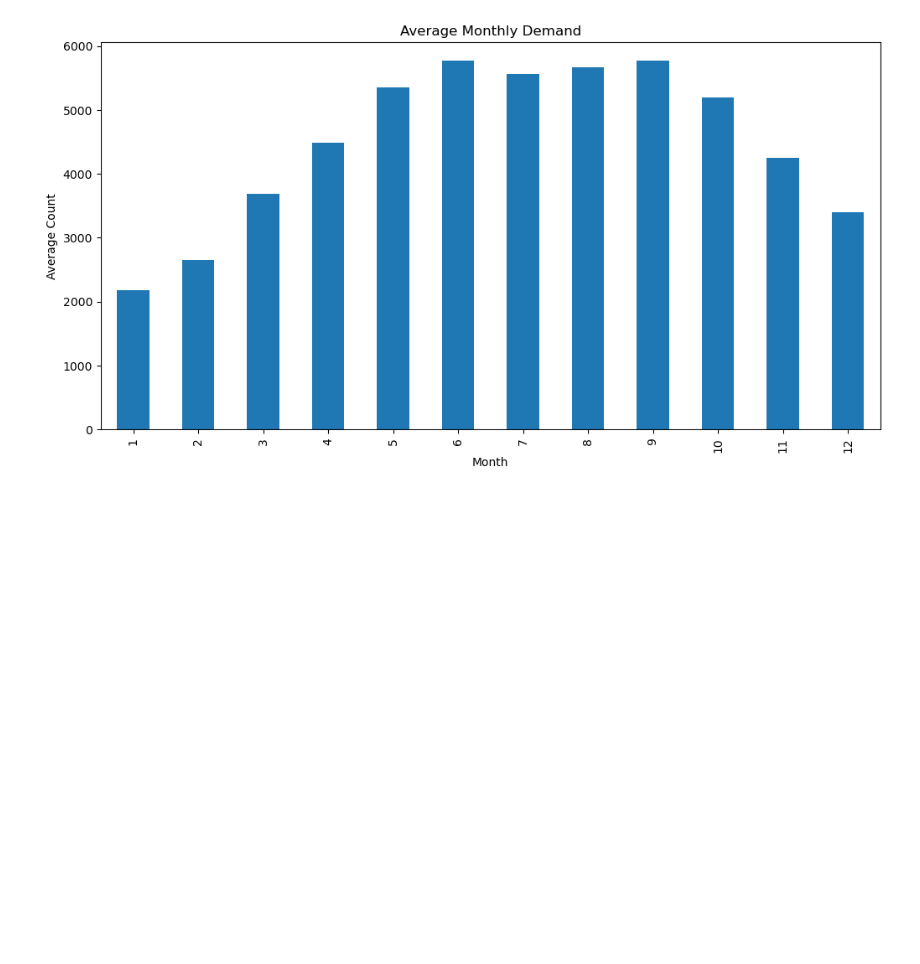
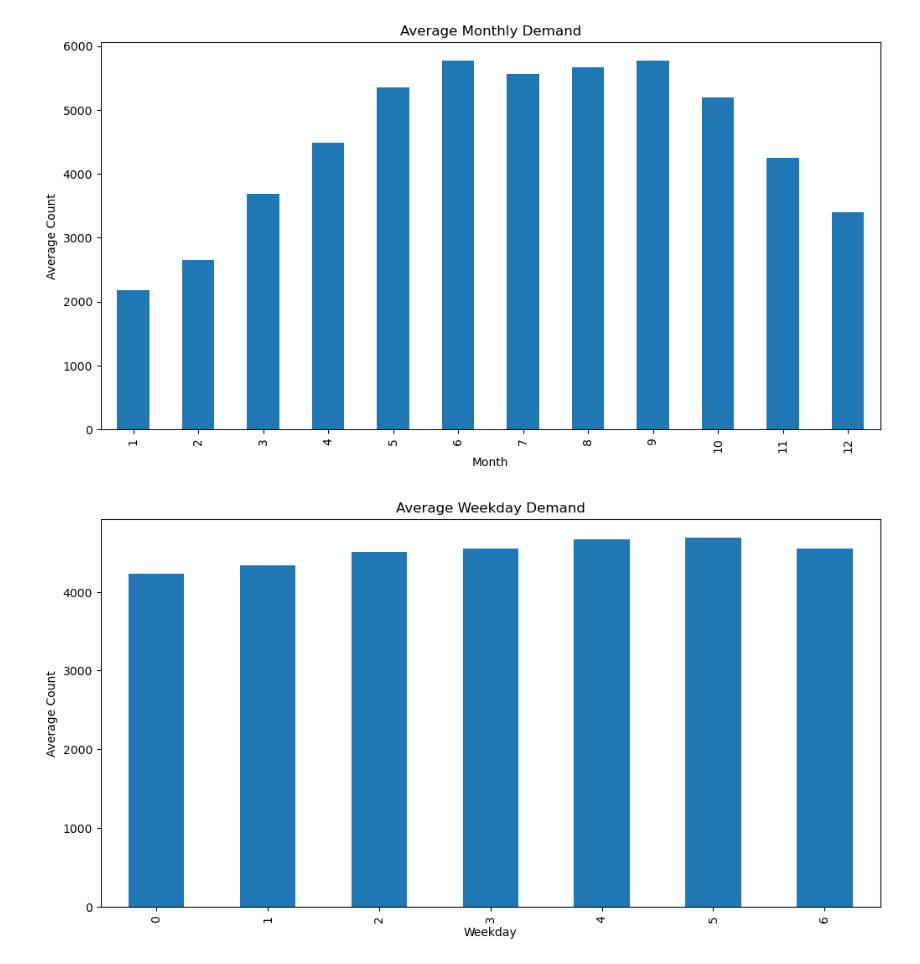
Before and after one commit to philhap/DS-Projektarbeit-Philipp-Heppler-Bike-Sharing, a Jupyter notebook: Digethic_Projektarbeit24_DS.ipynb, the cells around one changed output. Drawn from its saved outputs; the diff is of its cells as text; code cells hidden in the pictures; blank space fills up the shorter version.

```diff
--- a/Digethic_Projektarbeit24_DS.ipynb
+++ b/Digethic_Projektarbeit24_DS.ipynb
@@ -112,3 +114,13 @@ plt.ylabel('Average Count')
 plt.show()
 # %% [output]
 [figure]
+# %%
+# Durchschnittliche Wochentags-Nachfrage
+plt.figure(figsize=(12, 6))
+df.groupby('weekday')['distribution'].mean().plot(kind='bar')
+plt.title('Average Weekday Demand')
+plt.xlabel('Weekday')
+plt.ylabel('Average Count')
+plt.show()
+# %% [output]
+[figure, added]
```
Also changed, not shown: parts of 14 cells of this notebook.
